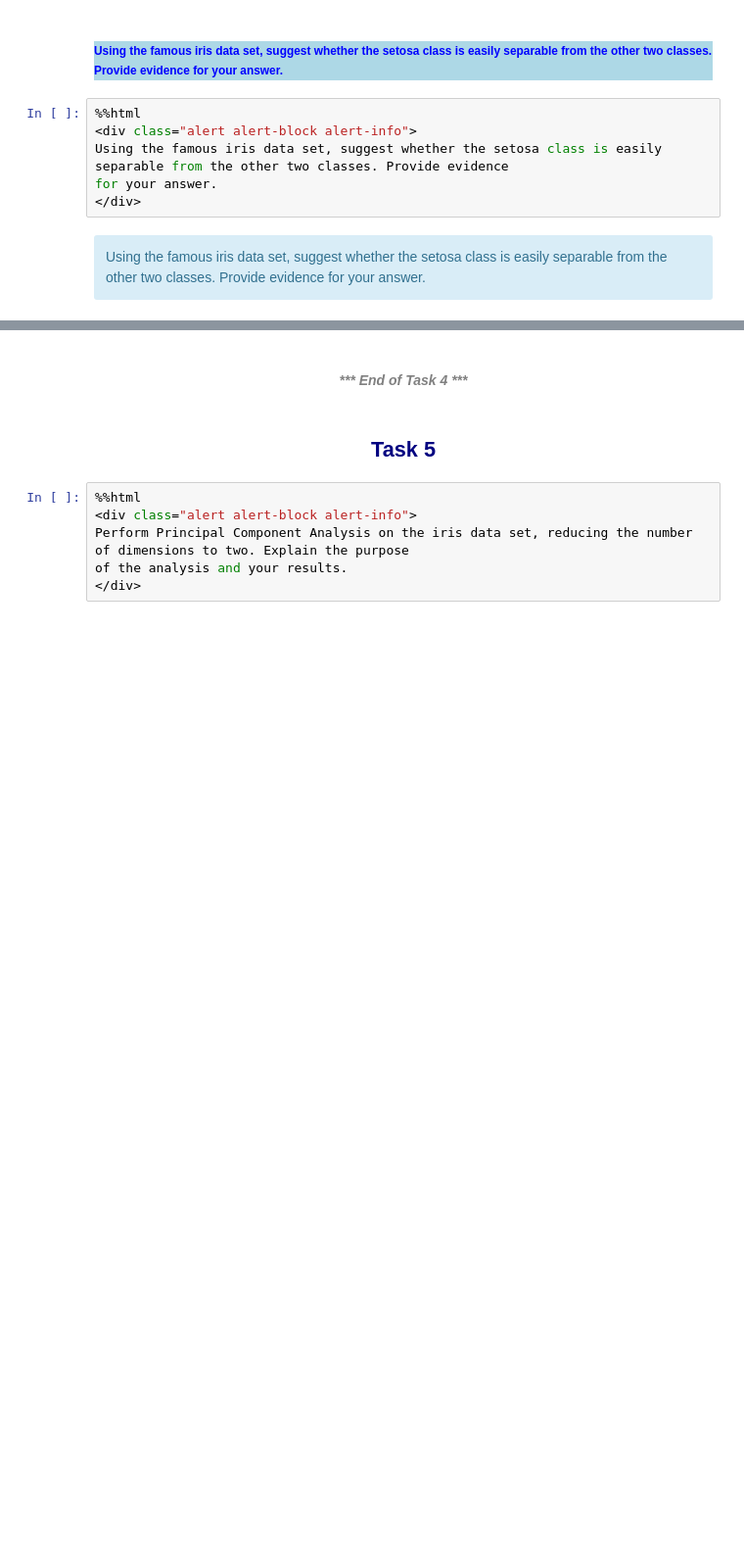
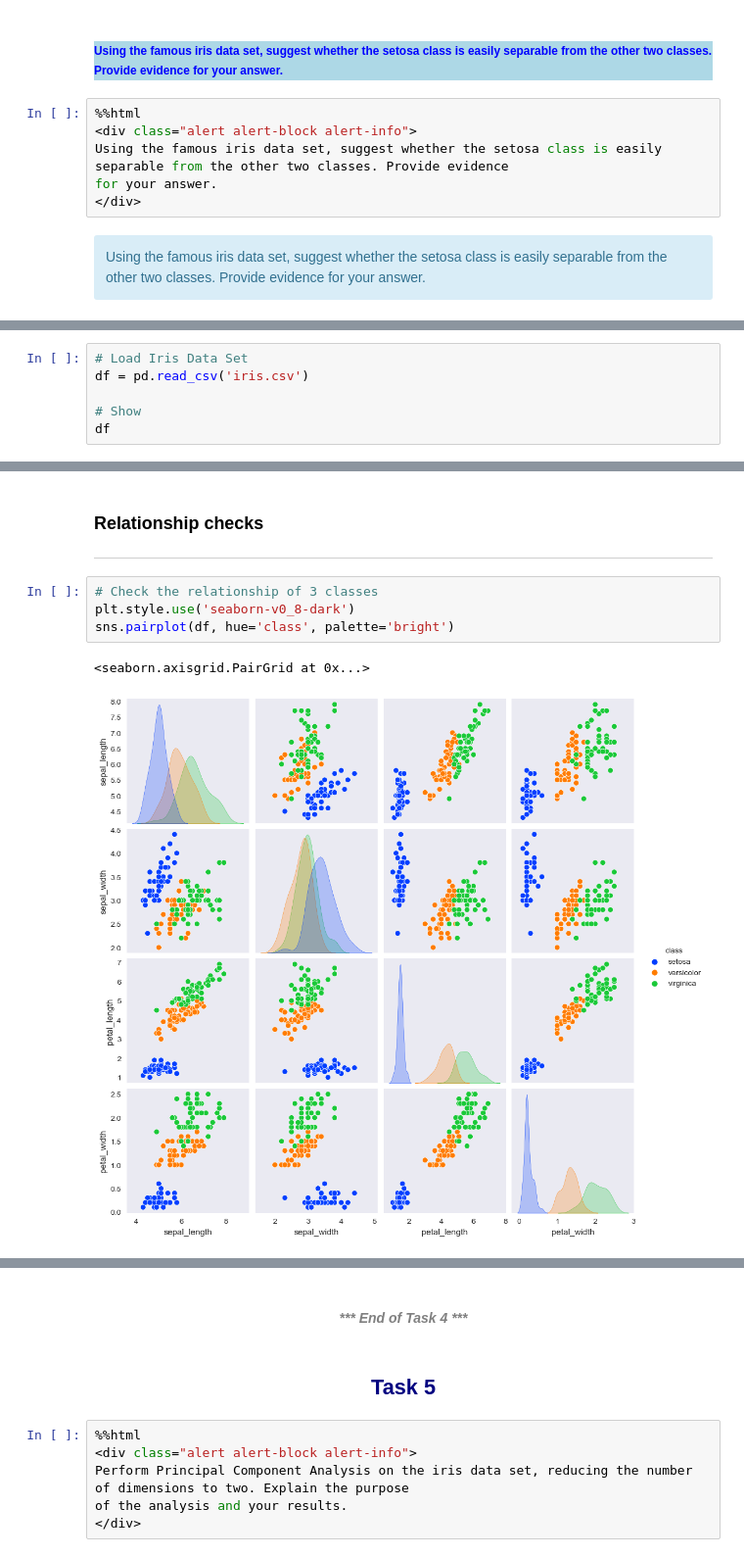
Before and after one commit to Anna20041983/Machine_Learning_and_Statistics, a Jupyter notebook: tasks.ipynb, the cells around one changed output, grey strips where cells are left out. Shown at 98% size. Saved outputs shown, nothing was run; the diff lists cells and outputs as text; blank space fills up the shorter version.

```diff
--- a/tasks.ipynb
+++ b/tasks.ipynb
@@ -587,0 +603,6 @@ Using the famous iris data set, suggest whether the setosa class is easily separ
+# %%
+# Load Iris Data Set
+df = pd.read_csv('iris.csv')
+
+# Show
+df
@@ -587,0 +671,10 @@ Using the famous iris data set, suggest whether the setosa class is easily separ
+# %% [markdown]
+### Relationship checks
+***
+# %%
+# Check the relationship of 3 classes
+plt.style.use('seaborn-v0_8-dark')
+sns.pairplot(df, hue='class', palette='bright')
+# %% [output]
+<seaborn.axisgrid.PairGrid at 0x...>
+[figure, added]
```
Also changed, not shown: parts of 18 cells of this notebook.
